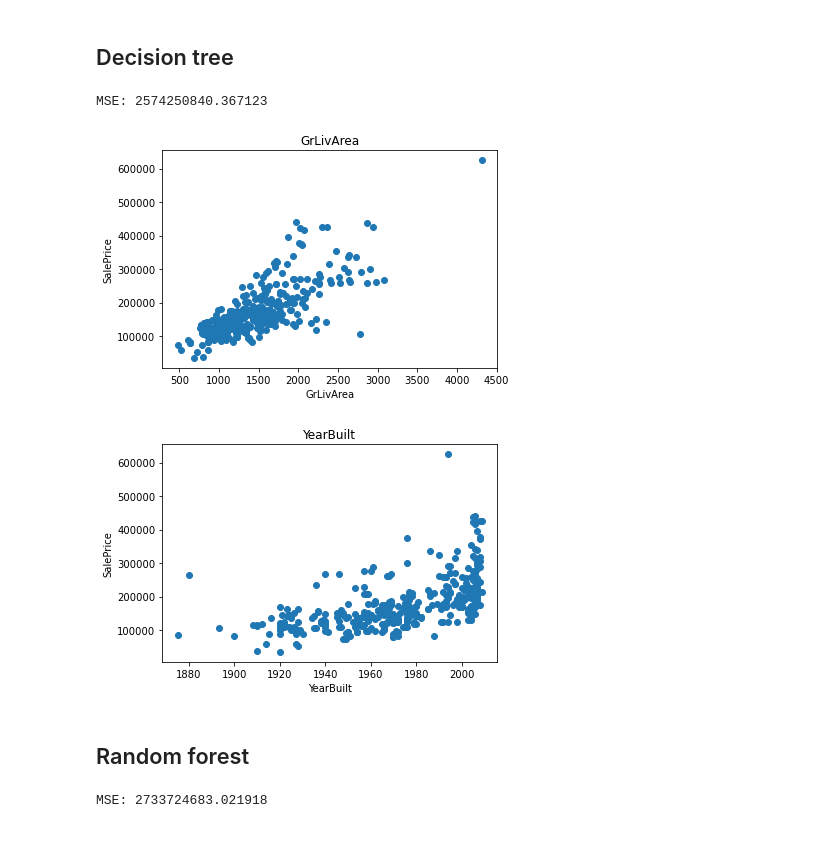
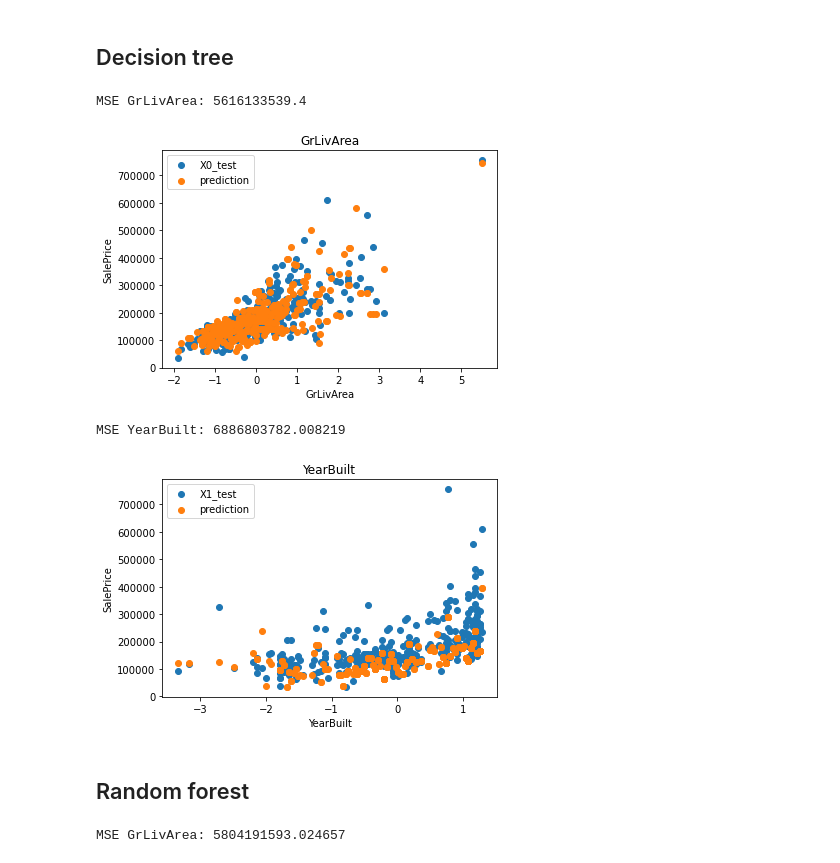
Before and after one commit to HieuNguyenHuu/DIVE_INTO_CODE, a Jupyter notebook: week4/Introductory_Machine_Learning_Pre_Class_assignment_2_Predicting_House_Prices.ipynb, the cells around one changed output. Cells and saved outputs as stored; diff of their text form; code cells hidden in the pictures.

```diff
--- a/week4/Introductory_Machine_Learning_Pre_Class_assignment_2_Predicting_House_Prices.ipynb
+++ b/week4/Introductory_Machine_Learning_Pre_Class_assignment_2_Predicting_House_Prices.ipynb
@@ -170,11 +157,11 @@ from sklearn.pipeline import make_pipeline
 from sklearn.svm import SVC
 
 clf = make_pipeline(StandardScaler(), SVC(gamma='auto'))
-clf.fit(X_train_trans, y_train)
-clf_pred = clf.predict(X_test_trans)
+clf.fit(X0_train_trans, np.ravel(y_train))
+clf_pred_X0 = clf.predict(X0_test_trans)
 
-print("MSE:", mean_squared_error(y_true=y_test, y_pred=clf_pred))
+print("MSE GrLivArea:", mean_squared_error(y_true=y_test, y_pred=clf_pred_X0 ))
 
-mSE_results.append(mean_squared_error(y_true=y_test, y_pred=clf_pred))
+mSE_results_X0.append(mean_squared_error(y_true=y_test, y_pred=clf_pred_X0 ))
 model_names.append("SVC")
 # %% [output]
@@ -181,0 +179,8 @@ MSE: 3193384428.4328766
+# %%
+clf = make_pipeline(StandardScaler(), SVC(gamma='auto'))
+clf.fit(X1_train_trans, np.ravel(y_train))
+clf_pred_X1 = clf.predict(X1_test_trans)
+
+print("MSE YearBuilt:", mean_squared_error(y_true=y_test, y_pred=clf_pred_X1 ))
+
+mSE_results_X1.append(mean_squared_error(y_true=y_test, y_pred=clf_pred_X1 ))
@@ -199,41 +201,55 @@ plt.show()
 # %%
 from sklearn.tree import DecisionTreeClassifier
 
-dtc = DecisionTreeClassifier(random_state=0).fit(X_train_trans, y_train)
-dtc_pred = dtc.predict(X_test_trans)
+dtc = DecisionTreeClassifier().fit(X0_train_trans, y_train)
+dtc_pred_X0 = dtc.predict(X0_test_trans)
 
-print("MSE:", mean_squared_error(y_true=y_test, y_pred=dtc_pred))
+print("MSE GrLivArea:", mean_squared_error(y_true=y_test, y_pred=dtc_pred_X0 ))
 
-mSE_results.append(mean_squared_error(y_true=y_test, y_pred=dtc_pred))
+mSE_results_X0.append(mean_squared_error(y_true=y_test, y_pred=dtc_pred_X0 ))
 model_names.append("Decision tree")
 # %% [output]
-MSE: 2574250840.367123
+MSE GrLivArea: 5616133539.4
+# %%
+plt.scatter(X0_test_trans, y_test)
+plt.scatter(X0_test_trans, dtc_pred_X0)
+plt.title('GrLivArea')
+plt.xlabel('GrLivArea')
+plt.ylabel('SalePrice')
+plt.legend(["X0_test","prediction"])
+plt.show()
+# %% [output]
+[figure, added]
+# %%
+dtc = DecisionTreeClassifier().fit(X1_train_trans, y_train)
+dtc_pred_X1 = dtc.predict(X1_test_trans)
+
+print("MSE YearBuilt:", mean_squared_error(y_true=y_test, y_pred=dtc_pred_X1 ))
+
+mSE_results_X1.append(mean_squared_error(y_true=y_test, y_pred=dtc_pred_X1 ))
+# %% [output]
+MSE YearBuilt: 6886803782.008219
 # %%
-plt.scatter(X_test.loc[:, 'GrLivArea'], dtc_pred)
-plt.title('GrLivArea')
-plt.xlabel('GrLivArea')
-plt.ylabel('SalePrice')
-plt.show()
-
-plt.scatter(X_test.loc[:, 'YearBuilt'], dtc_pred)
+plt.scatter(X1_test_trans, y_test)
+plt.scatter(X1_test_trans, dtc_pred_X1)
 plt.title('YearBuilt')
 plt.xlabel('YearBuilt')
 plt.ylabel('SalePrice')
+plt.legend(["X1_test","prediction"])
 plt.show()
 # %% [output]
-[figure, old version]
+[figure, new version]
-[figure, removed]
 # %% [markdown]
 ## Random forest
 # %%
 from sklearn.ensemble import RandomForestClassifier
 
-rfc = RandomForestClassifier().fit(X_train_trans, y_train)
-rfc_pred = rfc.predict(X_test_trans)
+rfc = RandomForestClassifier().fit(X0_train_trans, np.ravel(y_train))
+rfc_pred_X0 = rfc.predict(X0_test_trans)
 
-print("MSE:", mean_squared_error(y_true=y_test, y_pred=rfc_pred))
+print("MSE GrLivArea:", mean_squared_error(y_true=y_test, y_pred=rfc_pred_X0))
 
-mSE_results.append(mean_squared_error(y_true=y_test, y_pred=rfc_pred))
+mSE_results_X0.append(mean_squared_error(y_true=y_test, y_pred=rfc_pred_X0))
 model_names.append("Random forest")
 # %% [output]
-MSE: 2733724683.021918
+MSE GrLivArea: 5804191593.024657
```
Also changed, not shown: parts of 18 cells of this notebook.
